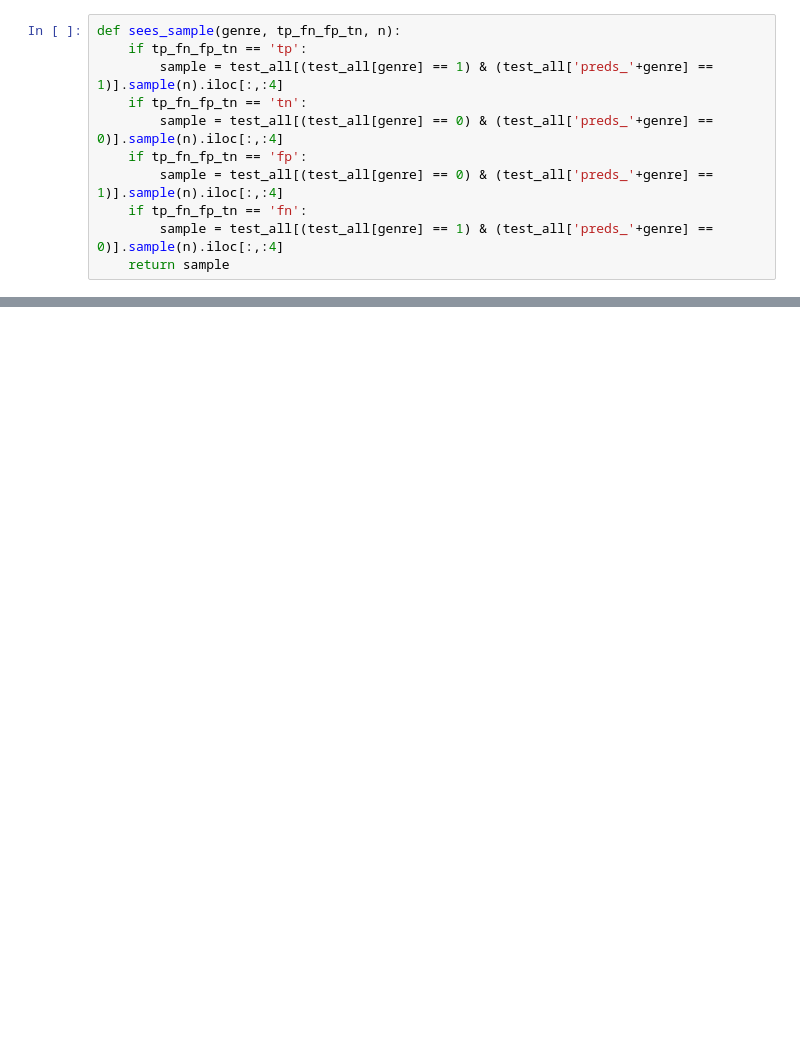
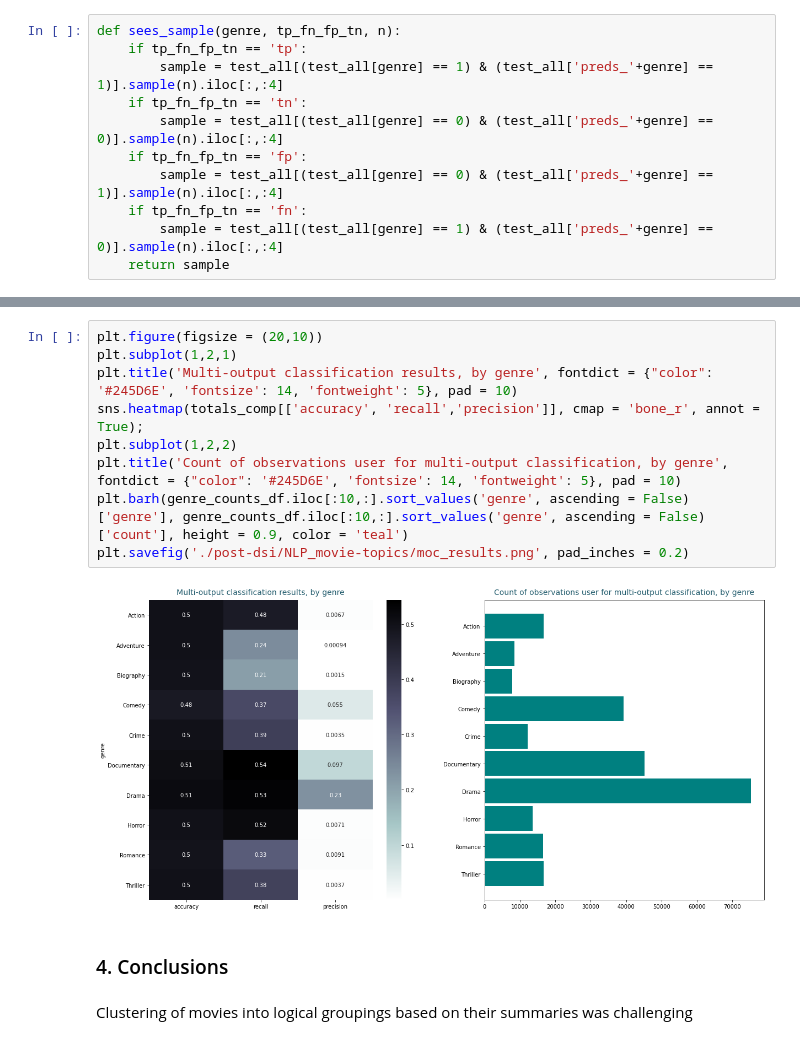
Before and after one commit to Marrrta/movie-mania, a Jupyter notebook: movie-topics.ipynb, the cells around one changed output, grey strips where cells are left out. Saved outputs shown, nothing was run; the diff lists cells and outputs as text; blank space fills up the shorter version.

```diff
--- a/movie-topics.ipynb
+++ b/movie-topics.ipynb
@@ -649,2 +730,17 @@ sees_sample('Romance', 'fn', 3)
+# %%
+plt.figure(figsize = (20,10))
+plt.subplot(1,2,1)
+plt.title('Multi-output classification results, by genre', fontdict = {"color": '#245D6E', 'fontsize': 14, 'fontweight': 5}, pad = 10)
+sns.heatmap(totals_comp[['accuracy', 'recall','precision']], cmap = 'bone_r', annot = True);
+plt.subplot(1,2,2)
+plt.title('Count of observations user for multi-output classification, by genre', fontdict = {"color": '#245D6E', 'fontsize': 14, 'fontweight': 5}, pad = 10)
+plt.barh(genre_counts_df.iloc[:10,:].sort_values('genre', ascending = False)['genre'], genre_counts_df.iloc[:10,:].sort_values('genre', ascending = False)['count'], height = 0.9, color = 'teal')
+plt.savefig('./post-dsi/NLP_movie-topics/moc_results.png', pad_inches = 0.2)
+# %% [output]
+[figure, added]
+# %% [markdown]
+### 4. Conclusions
+# %% [markdown]
+Clustering of movies into logical groupings based on their summaries was challenging
 # %% [markdown]
 The multi-output classifier trained on features extracted from movie summaries performed better for genres with more than 30,000 observations in the training dataset. Future exploration might include:<br>
```
Also changed, not shown: parts of 85 cells of this notebook, 1 other file.
